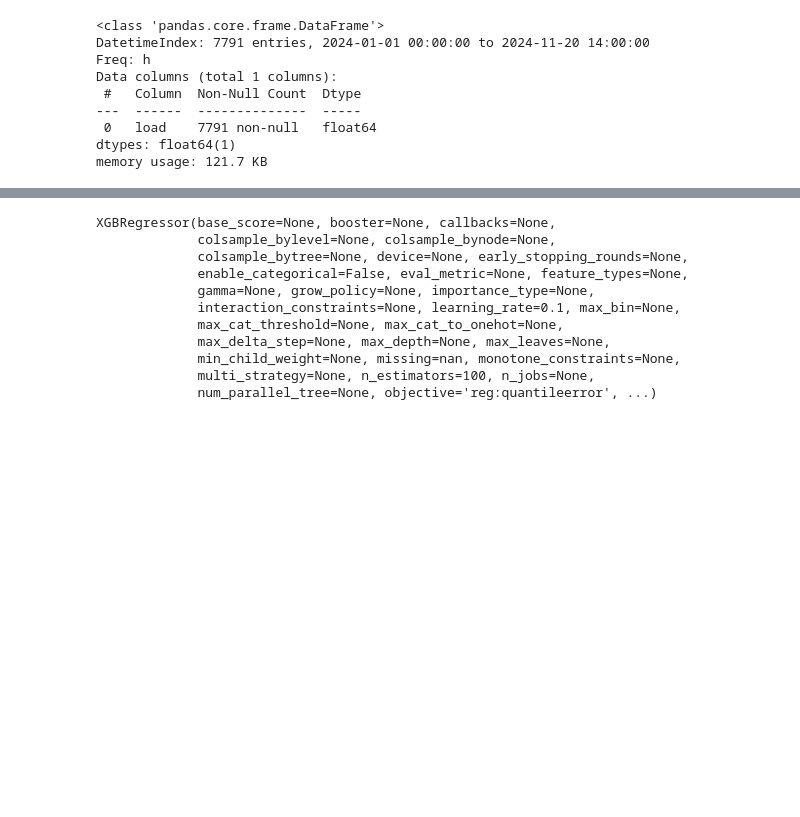
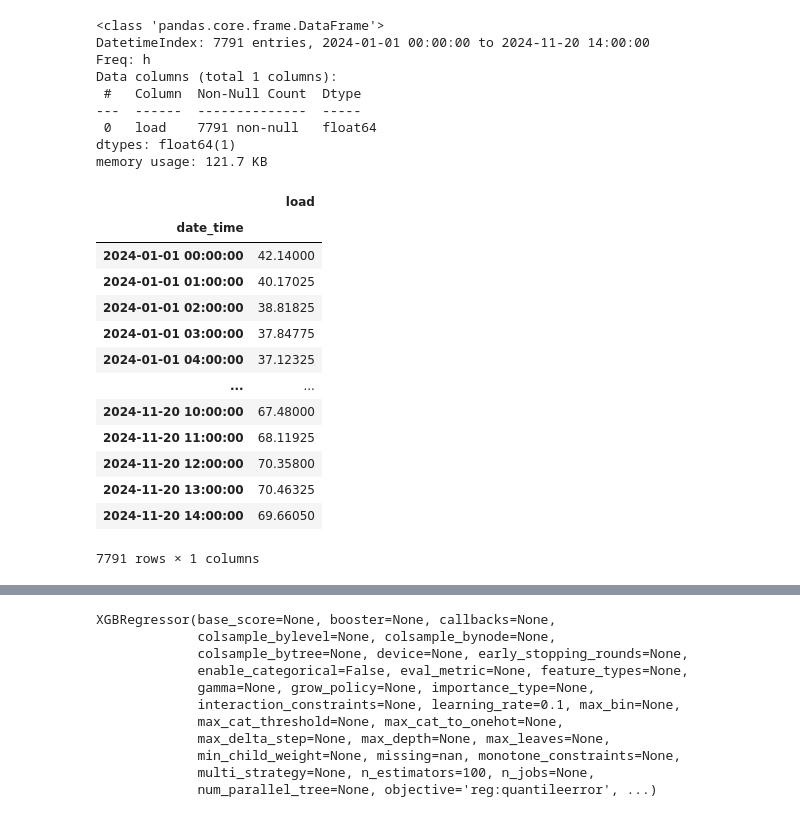
Before and after one commit to MoritzM00/proba-forecasting, a Jupyter notebook: notebooks/xgboost.ipynb, the cells around one changed output, grey strips where cells are left out. Saved outputs shown, nothing was run; the diff lists cells and outputs as text; code cells hidden in the pictures; blank space fills up the shorter version.

```diff
--- a/notebooks/xgboost.ipynb
+++ b/notebooks/xgboost.ipynb
@@ -17,6 +17,23 @@ Data columns (total 1 columns):
  0   load    7791 non-null   float64
 dtypes: float64(1)
 memory usage: 121.7 KB
+# %%
+y
+# %% [output]
+|  | load |
+| date_time |  |
+| 2024-01-01 00:00:00 | 42.14000 |
+| 2024-01-01 01:00:00 | 40.17025 |
+| 2024-01-01 02:00:00 | 38.81825 |
+| 2024-01-01 03:00:00 | 37.84775 |
+| 2024-01-01 04:00:00 | 37.12325 |
+| ... | ... |
+| 2024-11-20 10:00:00 | 67.48000 |
+| 2024-11-20 11:00:00 | 68.11925 |
+| 2024-11-20 12:00:00 | 70.35800 |
+| 2024-11-20 13:00:00 | 70.46325 |
+| 2024-11-20 14:00:00 | 69.66050 |
+7791 rows × 1 columns
 # %%
 # simulate some exogenous variables
 X = pd.DataFrame(index=y.index)
```
Also changed, not shown: parts of 4 cells of this notebook.
